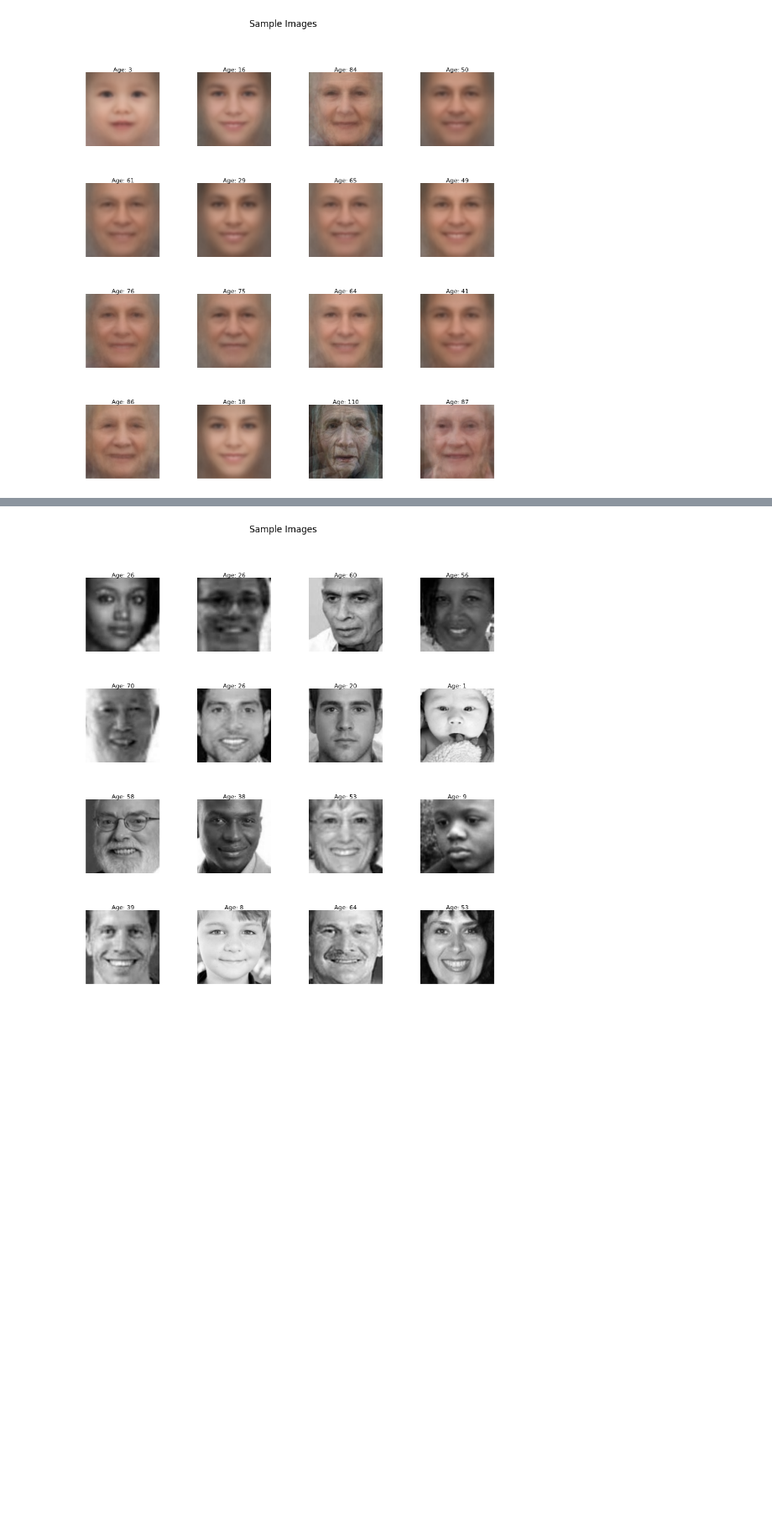
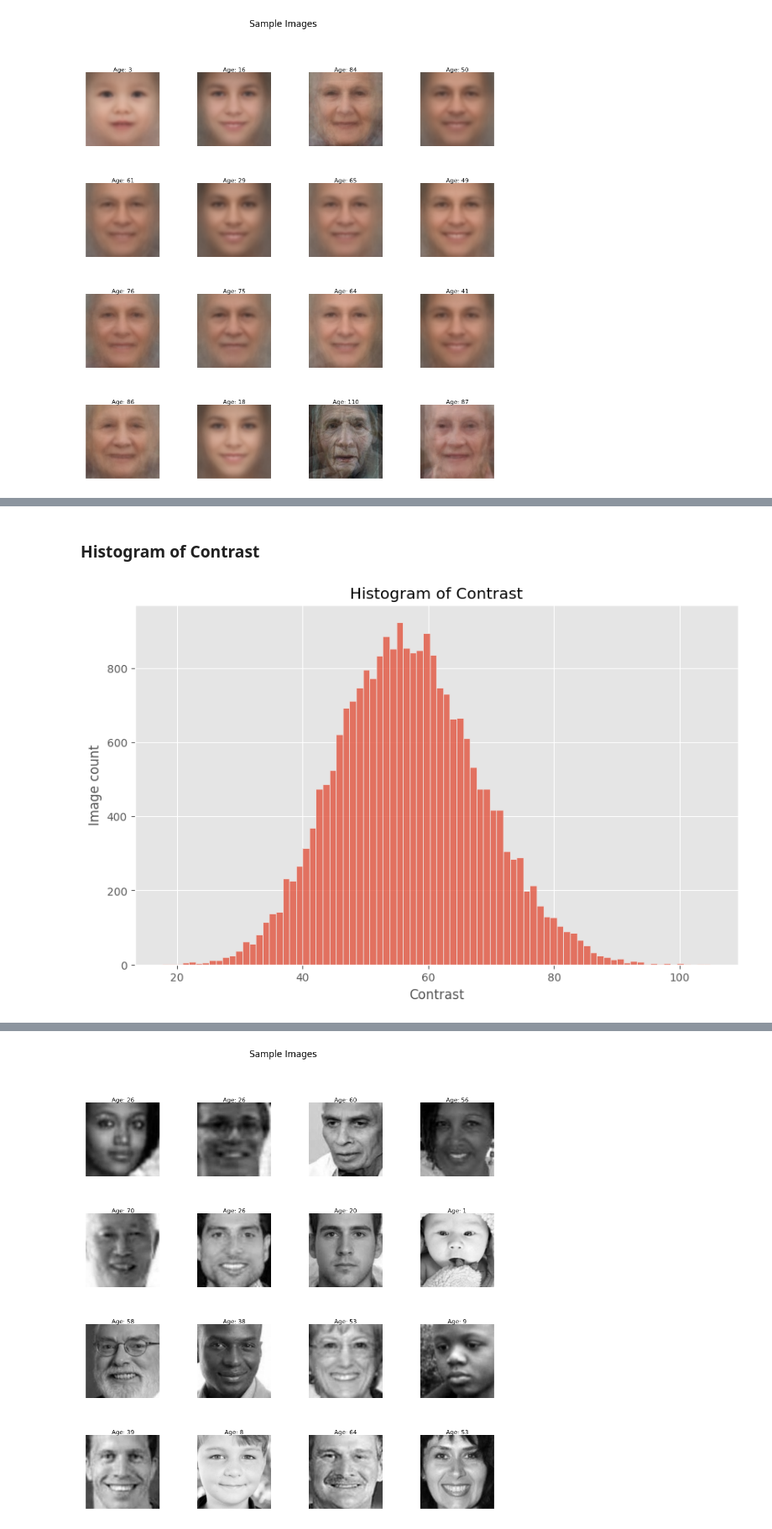
Before and after one commit to Manomenu/mini-age-recognition, a Jupyter notebook: EDA/eda.ipynb, the cells around one changed output, grey strips where cells are left out. Shown at 84% size. Cells and saved outputs as stored; diff of their text form; code cells hidden in the pictures; blank space fills up the shorter version.

```diff
--- a/EDA/eda.ipynb
+++ b/EDA/eda.ipynb
@@ -107,0 +256,11 @@ display_random_images(df_mean_faces)
+# %% [markdown]
+### Histogram of Contrast
+# %%
+plt.figure(figsize=(10, 6))
+sns.histplot(data=df_images, x='Contrast')
+plt.title('Histogram of Contrast')
+plt.xlabel('Contrast')
+plt.ylabel('Image count')
+plt.show()
+# %% [output]
+[figure, added]
```
Also changed, not shown: parts of 39 cells of this notebook, 2 other files.
